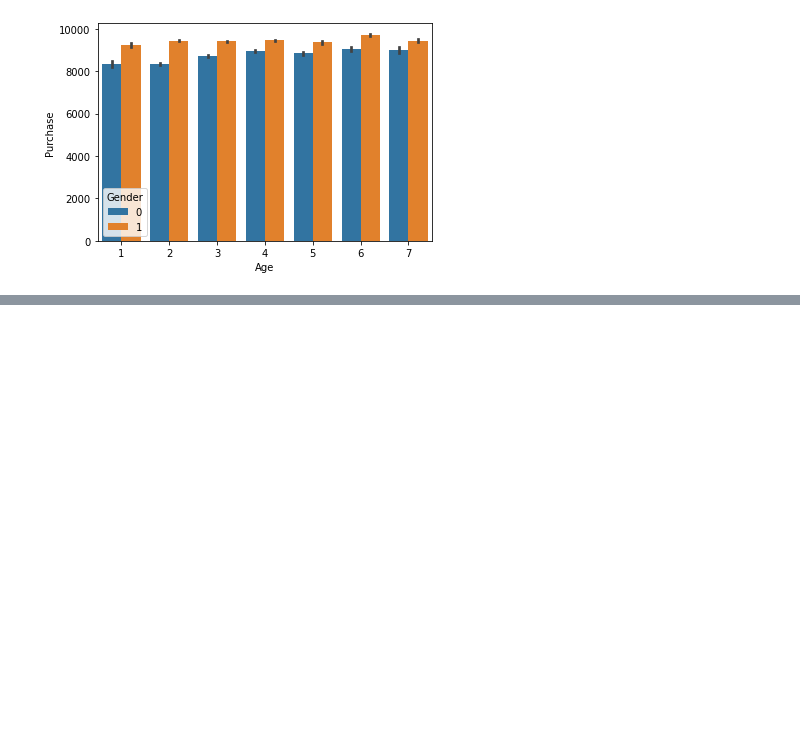
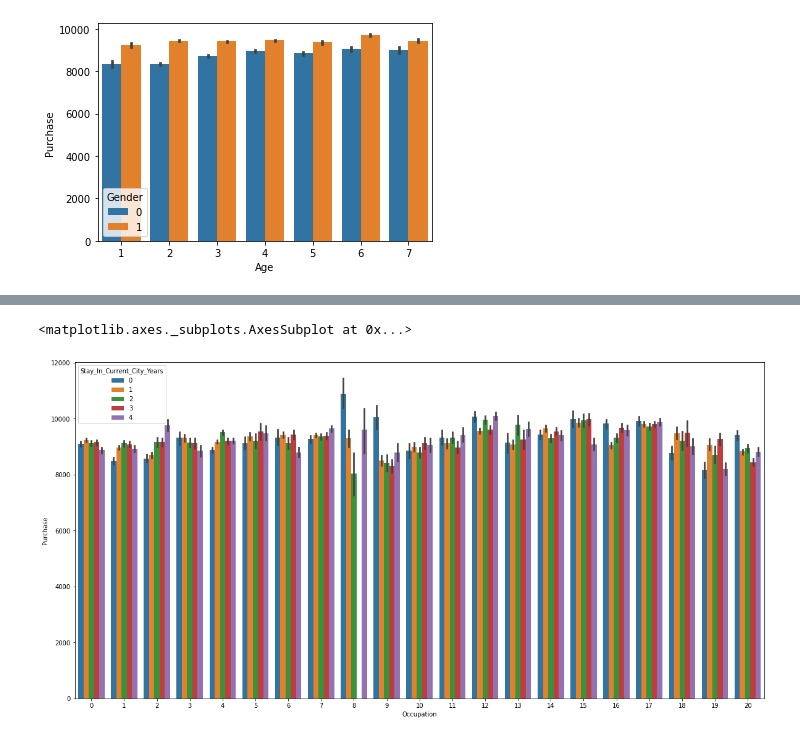
Before and after one commit to Riaduddin/EDA, a Jupyter notebook: Black_Friday_Sales_Analysis/Black_Friday.ipynb, the cells around one changed output, grey strips where cells are left out. Cells and saved outputs as stored; diff of their text form; code cells hidden in the pictures; blank space fills up the shorter version.

```diff
--- a/Black_Friday_Sales_Analysis/Black_Friday.ipynb
+++ b/Black_Friday_Sales_Analysis/Black_Friday.ipynb
@@ -281,0 +288,6 @@ sns.barplot('Age','Purchase',hue='Gender',data=df_copy)
+# %%
+plt.figure(figsize=(20,10))
+sns.barplot(x='Occupation',y='Purchase',hue='Stay_In_Current_City_Years',data=df_copy)
+# %% [output]
+<matplotlib.axes._subplots.AxesSubplot at 0x...>
+[figure, added]
```
Also changed, not shown: parts of 11 cells of this notebook.
